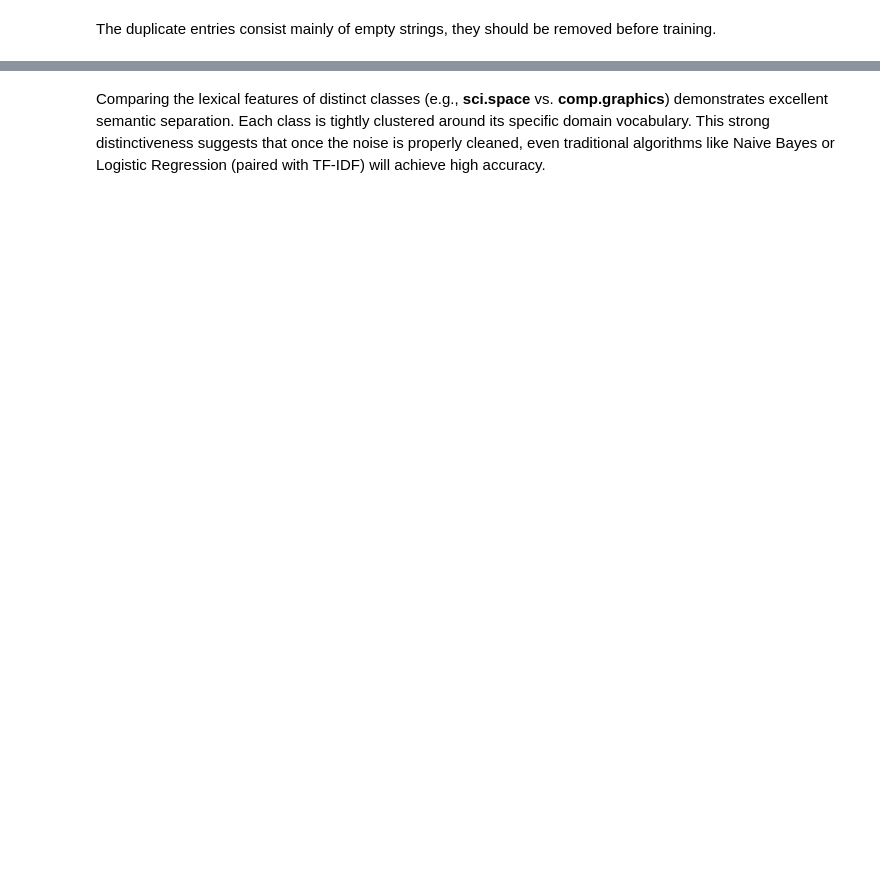
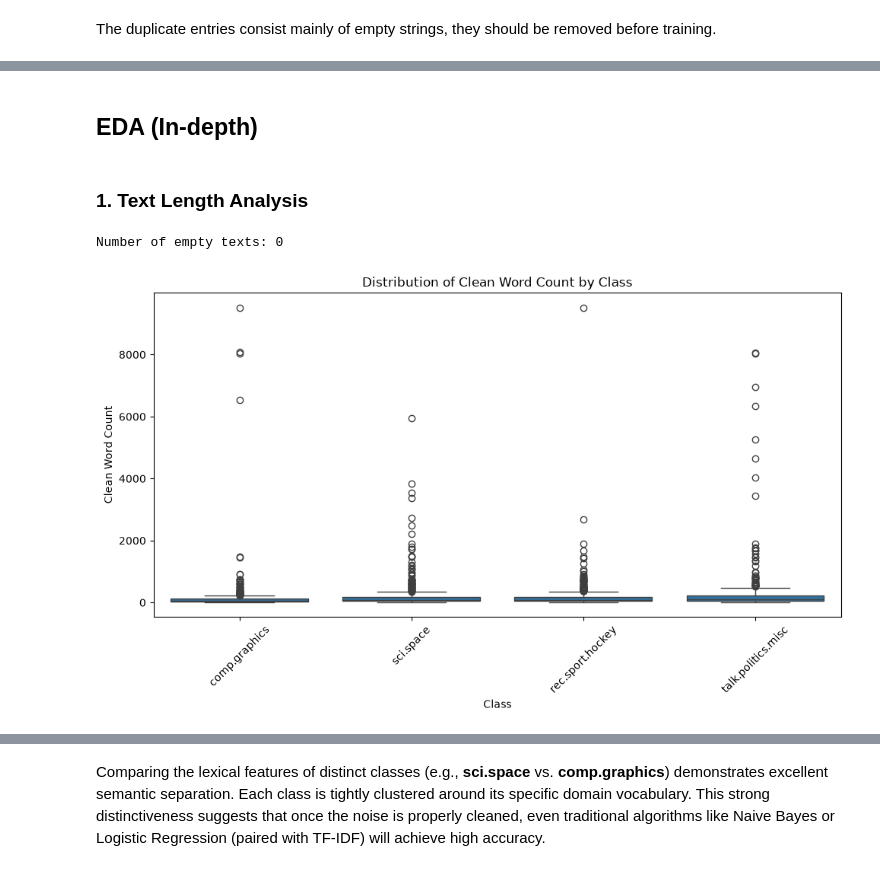
Before and after one commit to AIVIETNAM-AIO-VoNguyenNhatDuy/Module-01-text-classification, a Jupyter notebook: notebooks/eda.ipynb, the cells around one changed output, grey strips where cells are left out. Saved outputs shown, nothing was run; the diff lists cells and outputs as text; code cells hidden in the pictures; blank space fills up the shorter version.

```diff
--- a/notebooks/eda.ipynb
+++ b/notebooks/eda.ipynb
@@ -230,0 +165,2 @@ Texts exhibiting unusually high ratios of punctuation marks or digits generally
+# %%
+train_df = clean_text(train_df)
@@ -230,0 +176,22 @@ Texts exhibiting unusually high ratios of punctuation marks or digits generally
+# %% [markdown]
+## EDA (In-depth)
+# %% [markdown]
+### 1. Text Length Analysis
+# %%
+# Count number of words
+train_df['clean_word_count'] = train_df['clean_text'].apply(lambda x: len(str(x).split()))
+empty_docs = len(train_df[train_df['clean_word_count'] == 0])
+print(f"Number of empty texts: {empty_docs}")
+# %% [output]
+Number of empty texts: 0
+# %%
+plt.figure(figsize=(10, 6))
+sns.boxplot(data=train_df, x='target_name', y='clean_word_count')
+plt.title('Distribution of Clean Word Count by Class')
+plt.xlabel('Class')
+plt.ylabel('Clean Word Count')
+plt.xticks(rotation=45)
+plt.tight_layout()
+plt.show()
+# %% [output]
+[figure, added]
```
Also changed, not shown: parts of 64 cells of this notebook, 3 other files.
